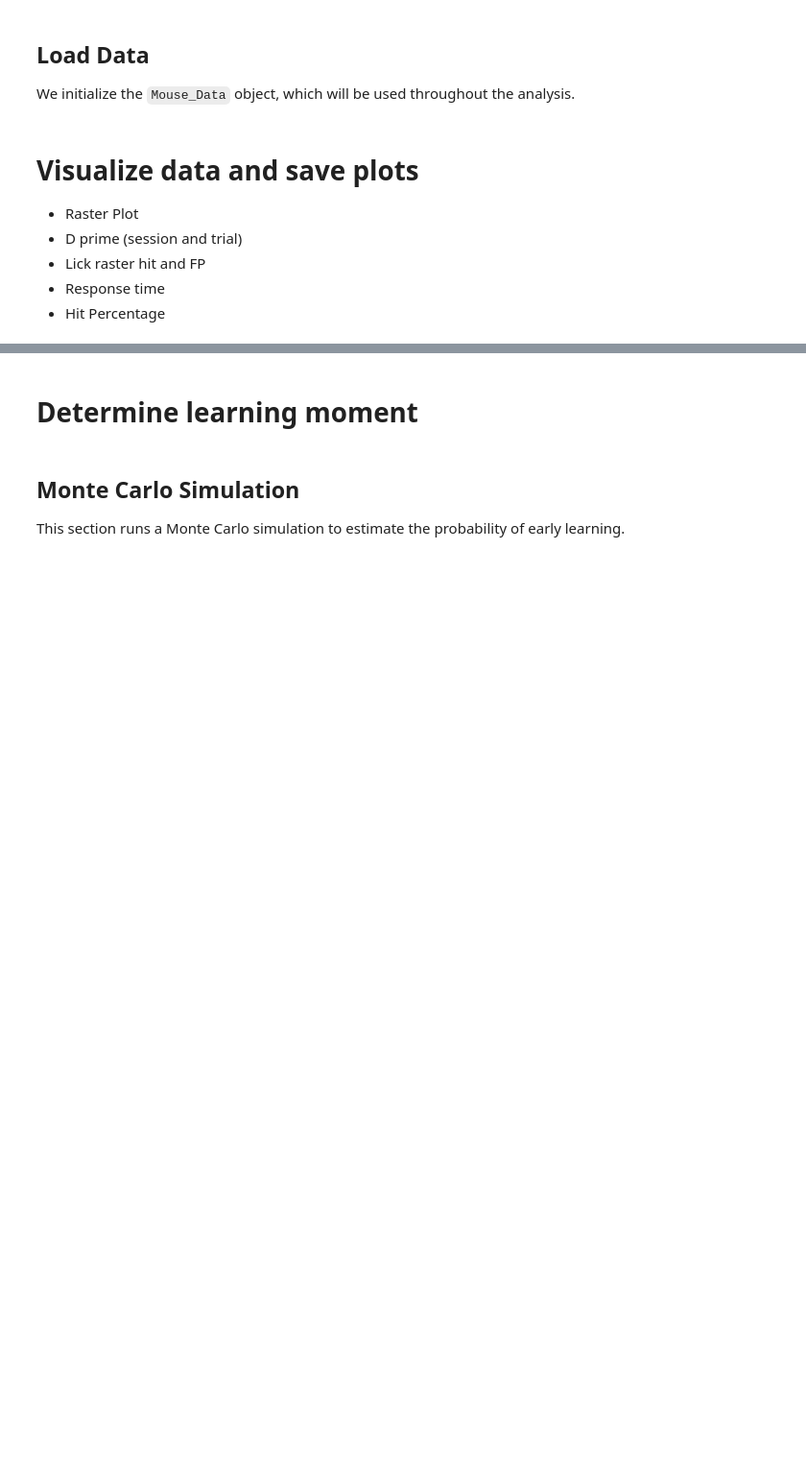
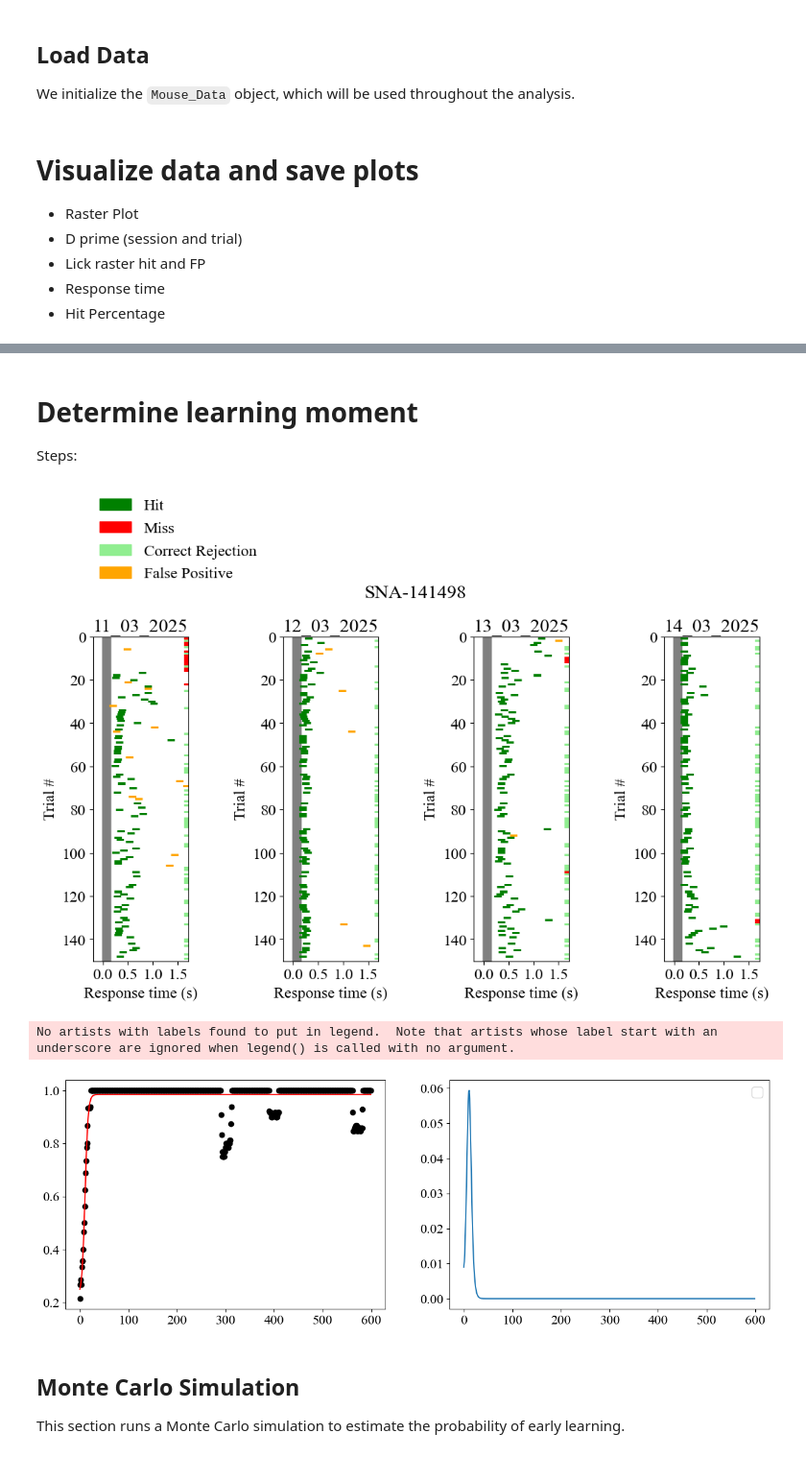
Before and after one commit to mik-schutte/Microstimulation, a Jupyter notebook: code/individualAnalysis.ipynb, the cells around one changed output, grey strips where cells are left out. Shown at 96% size. Drawn from its saved outputs; the diff is of its cells as text; code cells hidden in the pictures; blank space fills up the shorter version.

```diff
--- a/code/individualAnalysis.ipynb
+++ b/code/individualAnalysis.ipynb
@@ -278,5 +100,45 @@ for n, mouse in enumerate(mice):
 # %% [markdown]
 # Determine learning moment
+Steps:
+# %%
+# Show the most informative plot:
+plot_raster_rt(mouse)
+
+# Calculate the metrics we use for determining the Eureka moment
+binsize = 20
+Plick, _ = get_PLick(mouse, binsize=binsize) # mStim_Plick only contains microstim trials
+d_prime = calc_d_prime(mouse, binsize=binsize) # Contains all trials
+RTs = get_RT(mouse.full_data, 1, binsize=binsize) # Contains only hit trials
+sem = get_SEM(RTs, binsize=binsize) # Contains only hit trials
+
+
+# Plot the raw PLick and a fitted sigmoid
+x_data = np.arange(0, len(Plick), 1)
+y_data = Plick
+
+# Define the sigmoidal function (logistic function)
+# TODO is this actually necessary?
+def sigmoid(x, L, x0, k, b):
+    return L / (1 + np.exp(-k * (x - x0))) + b
+popt, pcov = curve_fit(sigmoid, x_data, y_data, p0=[1, 5, 1, 0])
+
+# Plot the original data and the fitted sigmoidal function
+fig, (ax1, ax2) = plt.subplots(1, 2, figsize=(15, 5))
+ax1.scatter(x_data, y_data, label='Data', color='black') # Original
+ax1.plot(x_data, sigmoid(x_data, *popt), label='Fitted sigmoid', color='red') # Fitted
+
+
+# TODO get this derivative as well as any derivative of the other metrics and determine where it is highest
+# Also get the derivative, indicating the speed of change. This should be highest at the moment of learning.
+der = np.gradient(sigmoid(x_data, *popt))
+peak_idx = np.argmax(der)
+ax2.plot(der)
+plt.legend()
+plt.show()
+# %% [output]
+[figure, added]
+No artists with labels found to put in legend.  Note that artists whose label start with an underscore are ignored when legend() is called with no argument.
+[figure, added]
 # %% [markdown]
 ## **Monte Carlo Simulation**
 This section runs a Monte Carlo simulation to estimate the probability of early learning.
```
Also changed, not shown: parts of 6 cells of this notebook.
